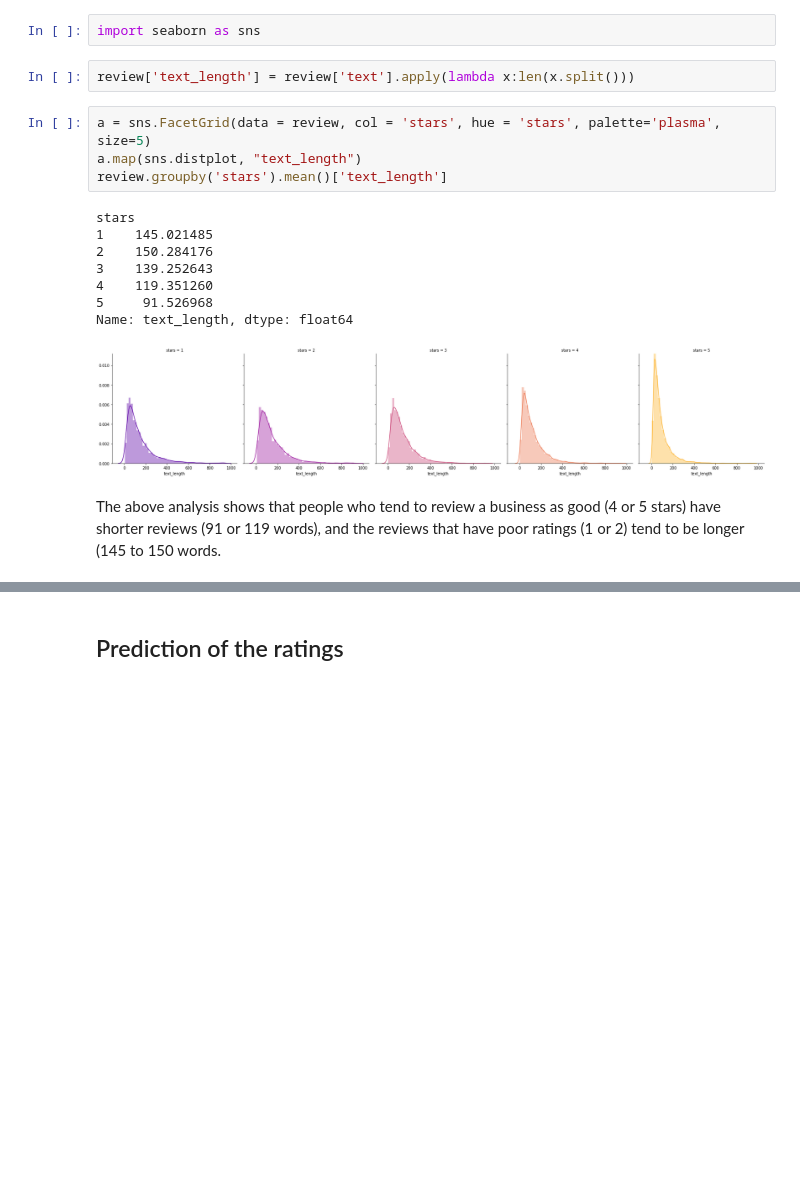
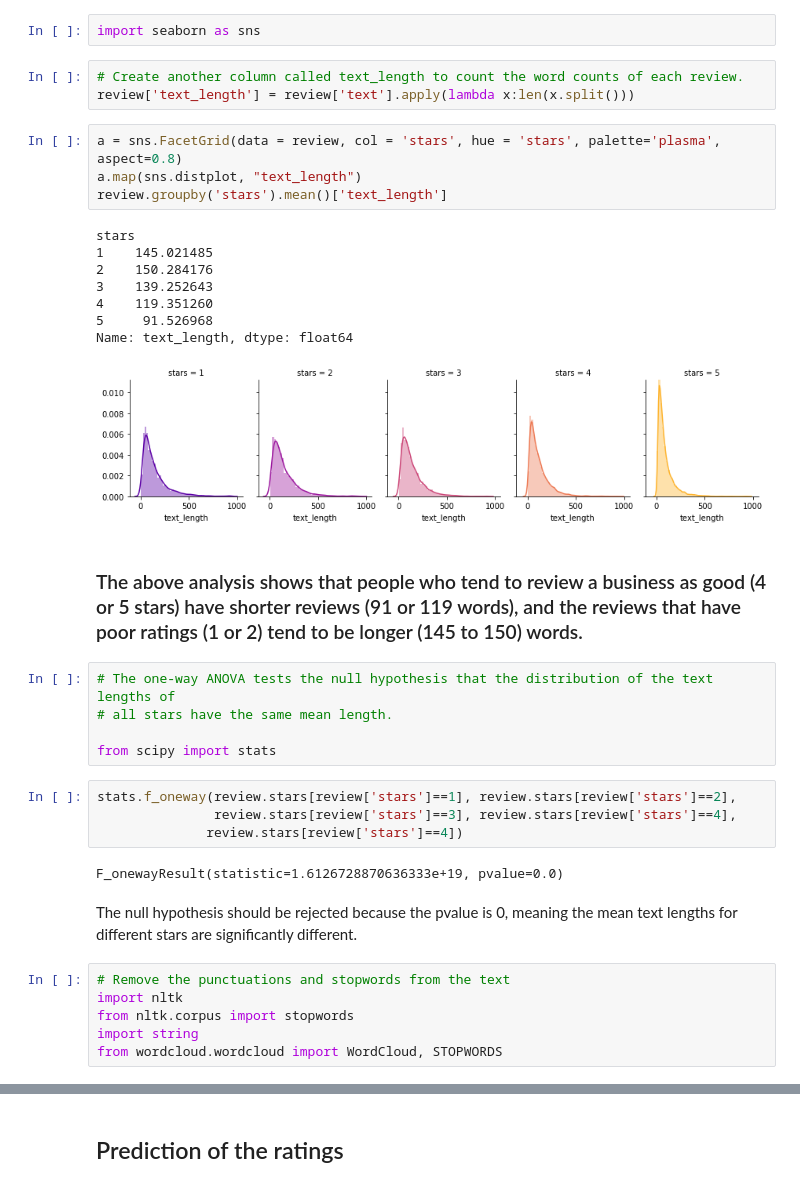
Before and after one commit to forheart81/Data-Science, a Jupyter notebook: Sentiment Analysis of the Yelp Reviews.ipynb, the cells around one changed output, grey strips where cells are left out. Cells and saved outputs as stored; diff of their text form; blank space fills up the shorter version.

Commit message:
Added more analysis

```diff
--- a/Sentiment Analysis of the Yelp Reviews.ipynb
+++ b/Sentiment Analysis of the Yelp Reviews.ipynb
@@ -138,19 +146,39 @@ There are 27403 unique users that wrote 30000 reviews.
 # %%
 import seaborn as sns
 # %%
+# Create another column called text_length to count the word counts of each review.
 review['text_length'] = review['text'].apply(lambda x:len(x.split()))
 # %%
-a = sns.FacetGrid(data = review, col = 'stars', hue = 'stars', palette='plasma', size=5)
+a = sns.FacetGrid(data = review, col = 'stars', hue = 'stars', palette='plasma', aspect=0.8)
 a.map(sns.distplot, "text_length")
 review.groupby('stars').mean()['text_length']
 # %% [output]
 stars
 1    145.021485
 2    150.284176
 3    139.252643
 4    119.351260
 5     91.526968
 Name: text_length, dtype: float64
-[figure, old version]
+[figure, new version]
 # %% [markdown]
-The above analysis shows that people who tend to review a business as good (4 or 5 stars) have shorter reviews (91 or 119 words), and the reviews that have poor ratings (1 or 2) tend to be longer (145 to 150 words.
+### The above analysis shows that people who tend to review a business as good (4 or 5 stars) have shorter reviews (91 or 119 words), and the reviews that have poor ratings (1 or 2) tend to be longer (145 to 150) words.
+# %%
+# The one-way ANOVA tests the null hypothesis that the distribution of the text lengths of
+# all stars have the same mean length.
+
+from scipy import stats
+# %%
+stats.f_oneway(review.stars[review['stars']==1], review.stars[review['stars']==2],
+               review.stars[review['stars']==3], review.stars[review['stars']==4],
+              review.stars[review['stars']==4])
+# %% [output]
+F_onewayResult(statistic=1.6126728870636333e+19, pvalue=0.0)
+# %% [markdown]
+The null hypothesis should be rejected because the pvalue is 0, meaning the mean text lengths for different stars are significantly different.
+# %%
+# Remove the punctuations and stopwords from the text
+import nltk
+from nltk.corpus import stopwords
+import string
+from wordcloud.wordcloud import WordCloud, STOPWORDS
```
Also changed, not shown: parts of 97 cells of this notebook.
